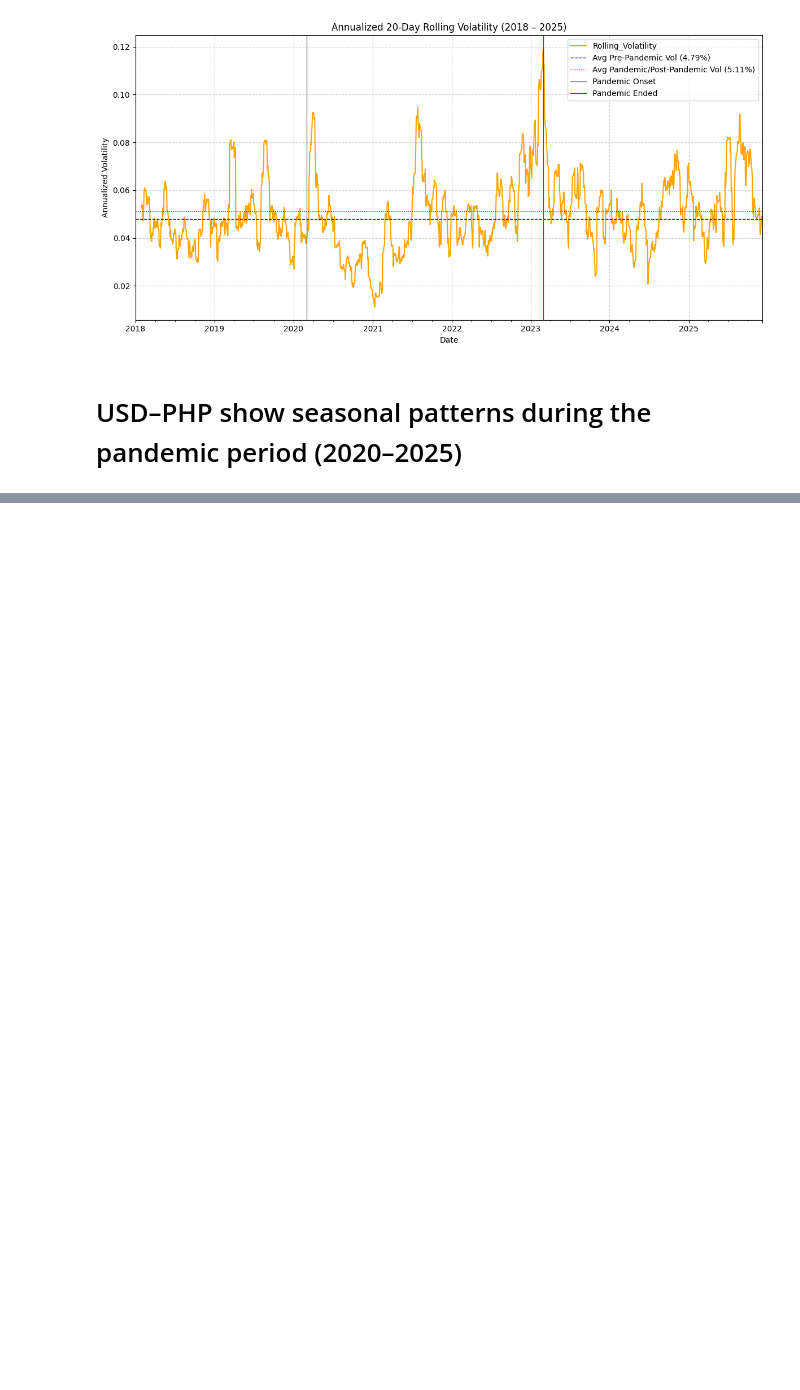
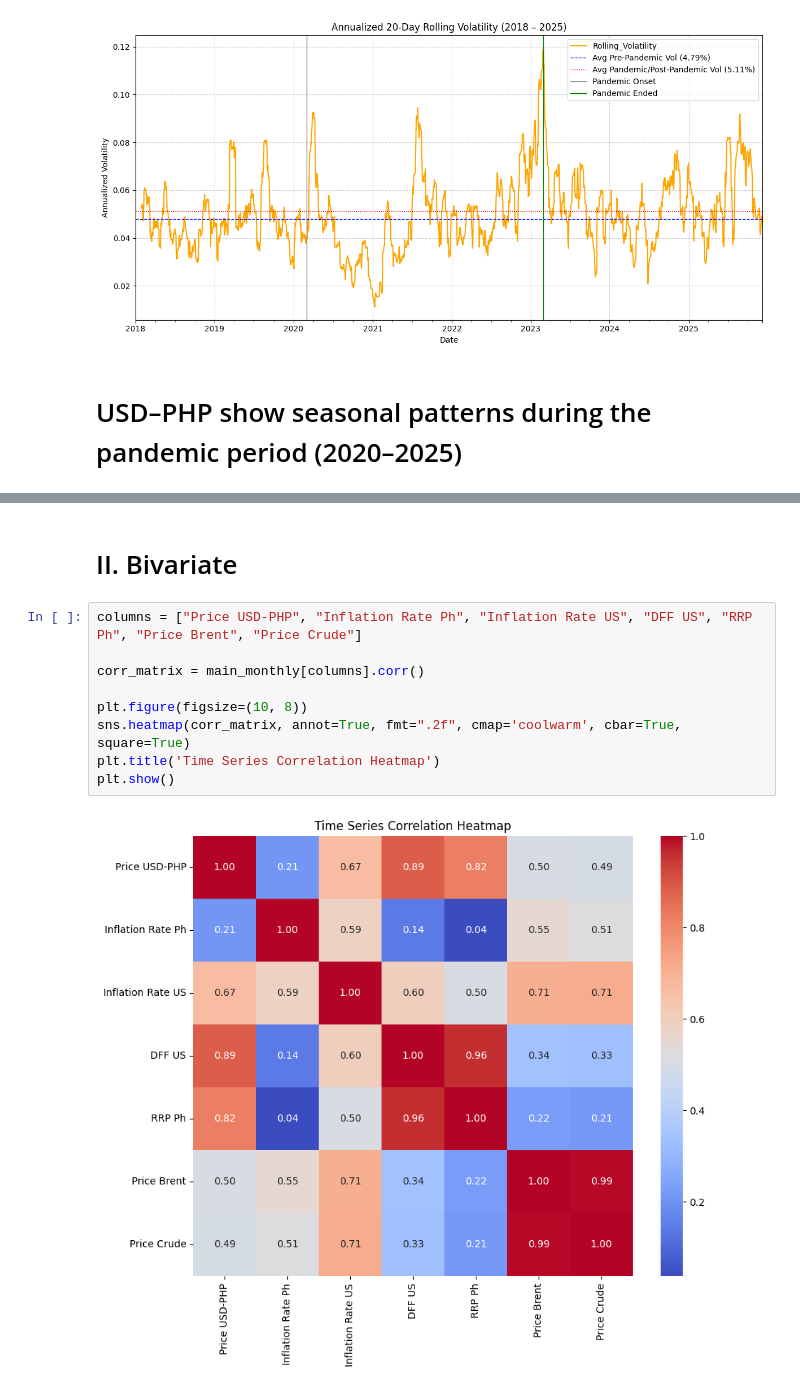
Before and after one commit to kbbn-debugger/Exploratory-Data-Analysis-USD-PHP, a Jupyter notebook: notebooks/EDA Final.ipynb, the cells around one changed output, grey strips where cells are left out. Saved outputs shown, nothing was run; the diff lists cells and outputs as text; blank space fills up the shorter version.

```diff
--- a/notebooks/EDA Final.ipynb
+++ b/notebooks/EDA Final.ipynb
@@ -377,0 +380,13 @@ plt.show()
+# %% [markdown]
+# II. Bivariate
+# %%
+columns = ["Price USD-PHP", "Inflation Rate Ph", "Inflation Rate US", "DFF US", "RRP Ph", "Price Brent", "Price Crude"]
+
+corr_matrix = main_monthly[columns].corr()
+
+plt.figure(figsize=(10, 8))
+sns.heatmap(corr_matrix, annot=True, fmt=".2f", cmap='coolwarm', cbar=True, square=True)
+plt.title('Time Series Correlation Heatmap')
+plt.show()
+# %% [output]
+[figure, added]
```
Also changed, not shown: parts of 8 cells of this notebook, 1 other file.
